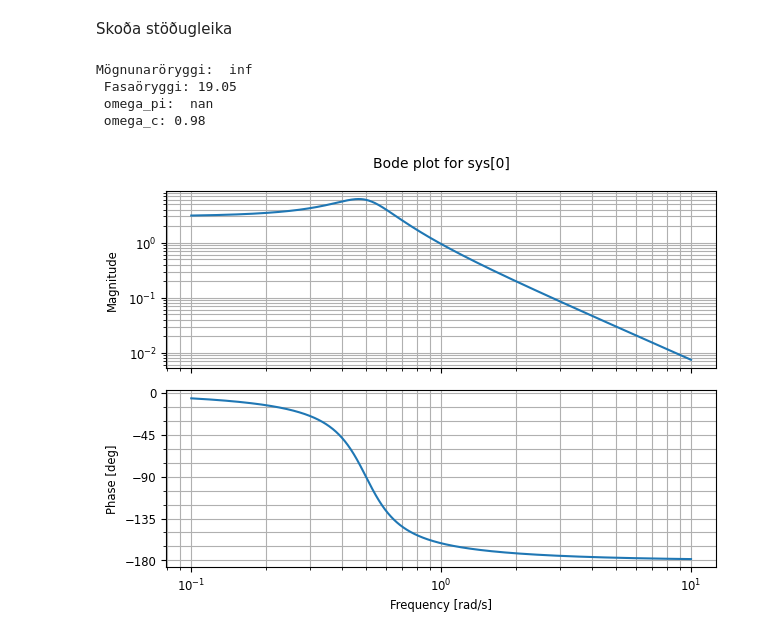
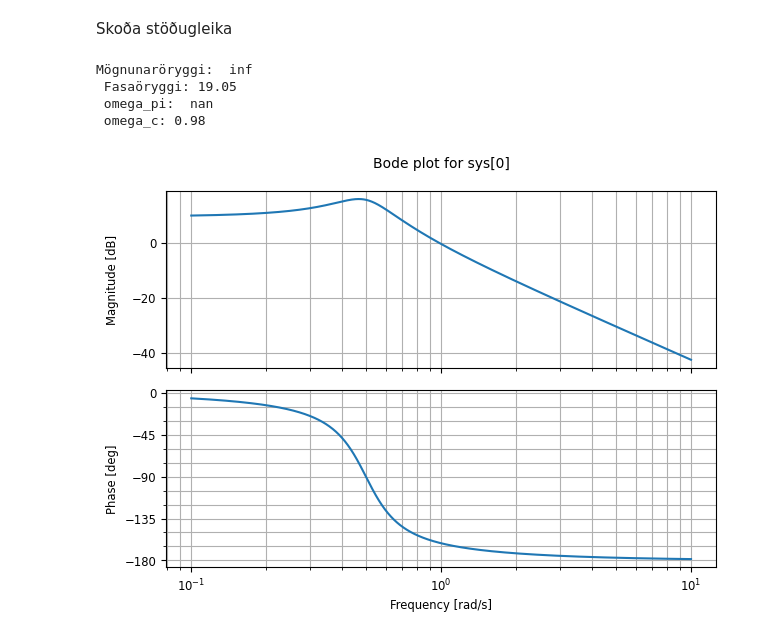
Before and after one commit to rsaemundsson/idn_303_TS_24, a Jupyter notebook: IÐN303G24_Synidaemi_Control.ipynb, the cells around one changed output. Drawn from its saved outputs; the diff is of its cells as text; code cells hidden in the pictures.

```diff
--- a/IÐN303G24_Synidaemi_Control.ipynb
+++ b/IÐN303G24_Synidaemi_Control.ipynb
@@ -175,12 +175,12 @@ plt.show()
 Skoða stöðugleika
 # %%
 G_K = ct.series(G1) # Vel sem yfirfærslufall lykkjunnar (sjá kafla 17 í hefti)
-ct.bode(G1)
+ct.bode(G_K, dB=True)
 gm, pm, wcg, wcp = ct.margin(G_K)
 print("Mögnunaröryggi: %4.2f\n Fasaöryggi: %4.2f\n omega_pi: %4.2f\n omega_c: %4.2f" % (gm,pm,wcg,wcp))
 # %% [output]
 Mögnunaröryggi:  inf
  Fasaöryggi: 19.05
  omega_pi:  nan
  omega_c: 0.98
-[figure, old version]
+[figure, new version]
```
Also changed, not shown: parts of 3 cells of this notebook.
